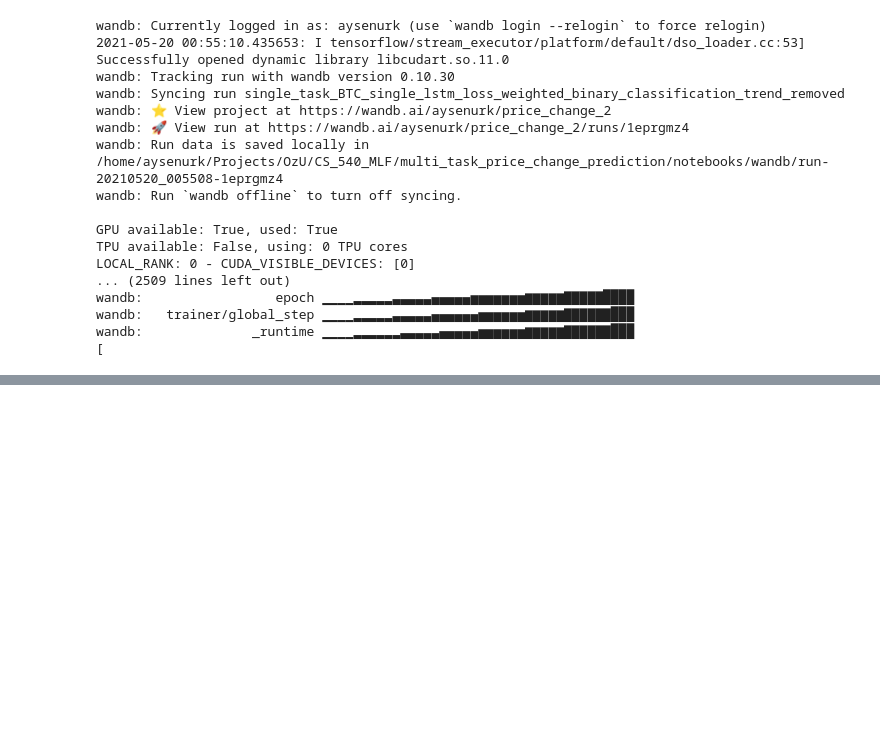
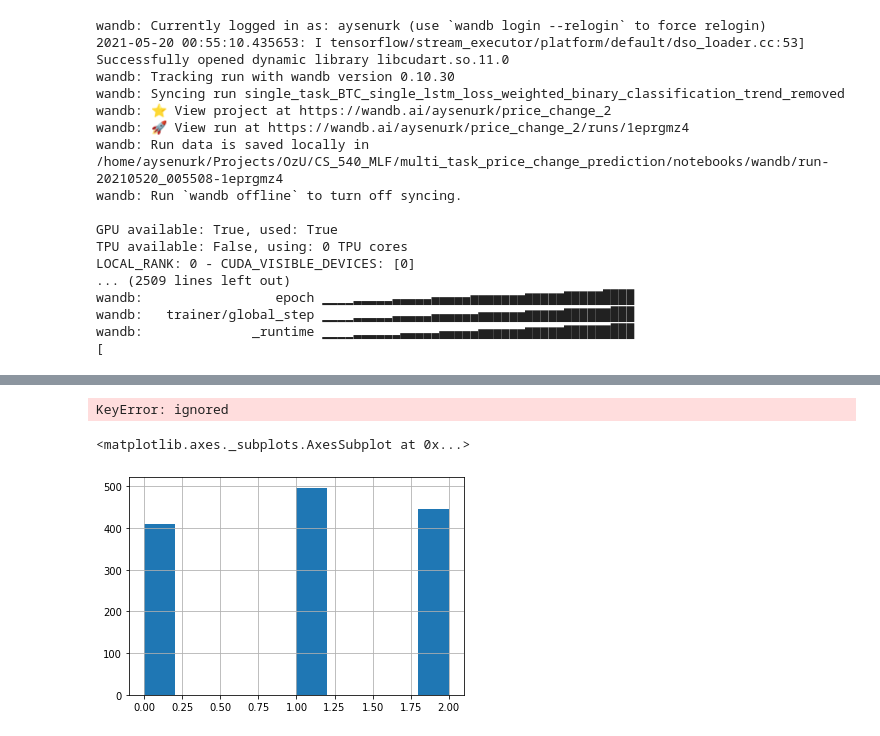
Before and after one commit to aysenurk/multi_task_price_change_prediction, a Jupyter notebook: notebooks/09_ak_experimenting_lstm-2.ipynb, the cells around one changed output, grey strips where cells are left out. Drawn from its saved outputs; the diff is of its cells as text; code cells hidden in the pictures; blank space fills up the shorter version.

Commit message:
experimentation expanded and colab configurations are added

```diff
--- a/notebooks/09_ak_experimenting_lstm-2.ipynb
+++ b/notebooks/09_ak_experimenting_lstm-2.ipynb
@@ -361,6 +480,8 @@ WINDOW_SIZE = config["window_size"]
 FREQUENCY = config["frenquency"]
 NEUTRAL_QUANTILE = config["neutral_quantile"] if N_CLASSES > 2 else 0
 BATCH_SIZE= config["batch_size"]
+INDICATORS = config["indicators"]
+IMFS = config["imfs"]
 #####
 
 X, y, features, dfs = get_data(CURRENCY_LST,
@@ -370,8 +491,8 @@ X, y, features, dfs = get_data(CURRENCY_LST,
                              neutral_quantile = NEUTRAL_QUANTILE,
                              log_price=True,
                              remove_trend=REMOVE_TREND,
-                             include_indicators = False,
-                             include_imfs = False
+                             include_indicators = INDICATORS,
+                             include_imfs = IMFS
                             )
 INPUT_FEATURE_SIZE = X.shape[-1]
 
@@ -386,7 +507,7 @@ train_dataset, val_dataset, test_dataset = [TimeSeriesDataset(CURRENCY_LST,
 
 config["dataset_sizes"] = [len(train_dataset), len(val_dataset), len(test_dataset)]
 ####
-wandb.init(project="price_change_2",
+wandb.init(project="deneme",
            config=config,
            name = MODEL_NAME)
 logger = WandbLogger()
@@ -480,7 +562,9 @@ param_grid = {"n_classes": [2,3],
           "currency_list": [['BTC'], ['ETH'], ['LTC'], ['BTC', 'ETH'],  ['BTC', 'ETH', 'LTC']],
           "remove_trend": [True, False],
           "lstm_hidden_sizes": [[128], [128, 128, 128]],
-          "loss_weight_calculate": [True, False]}
+          "loss_weight_calculate": [True, False],
+          "indicators": [True],
+          "imfs": [False]}
 # %%
 for c in (ParameterGrid(param_grid)):
     config = CONFIG.copy()
@@ -488,6 +572,8 @@ for c in (ParameterGrid(param_grid)):
     script = "--currency-list " + " ".join([i for i in c["currency_list"]])
     script += " --lstm-list " + " ".join([str(i) for i in c["lstm_hidden_sizes"]])
     script += " -trend " + str(1 if c["remove_trend"] else 0)
+    script += " -indicators " + str(1 if c["indicators"] else 0)
+    script += " -imfs " + str(1 if c["imfs"] else 0)
     script += " -classes " + str(c["n_classes"] )
     script += " -weight " + str(1 if c["loss_weight_calculate"] else 0)
 
@@ -512,0 +612,32 @@ wandb:              _runtime ▁▁▁▁▂▂▂▂▂▂▃▃▃▃▃▄▄
+# %%
+CURRENCY_LST = config["currency_list"]
+N_CLASSES = 3
+LSTM_HIDDEN_SIZES = config["lstm_hidden_sizes"]
+BIDIRECTIONAL = config["bidirectional"]
+REMOVE_TREND =config["remove_trend"]
+LOSS_WEIGHT_CALCULATE = config["loss_weight_calculate"]
+
+TRAIN_PERCENTAGE, VAL_PERCENTAGE, TEST_PERCENTAGE = config["dataset_percentages"]
+WINDOW_SIZE = config["window_size"]
+FREQUENCY = config["frenquency"]
+NEUTRAL_QUANTILE = config["neutral_quantile"] if N_CLASSES > 2 else 0
+BATCH_SIZE= config["batch_size"]
+#####
+
+X, y, features, dfs = get_data(CURRENCY_LST,
+                            N_CLASSES,
+                             FREQUENCY,
+                             WINDOW_SIZE,
+                             neutral_quantile = NEUTRAL_QUANTILE,
+                             log_price=True,
+                             remove_trend=REMOVE_TREND,
+                             include_indicators = True,
+                             include_imfs = False
+                            )
+# %% [output]
+KeyError: ignored
+# %%
+pd.Series(y[0]).hist()
+# %% [output]
+<matplotlib.axes._subplots.AxesSubplot at 0x...>
+[figure, added]
```
Also changed, not shown: parts of 22 cells of this notebook, 2 other files.
